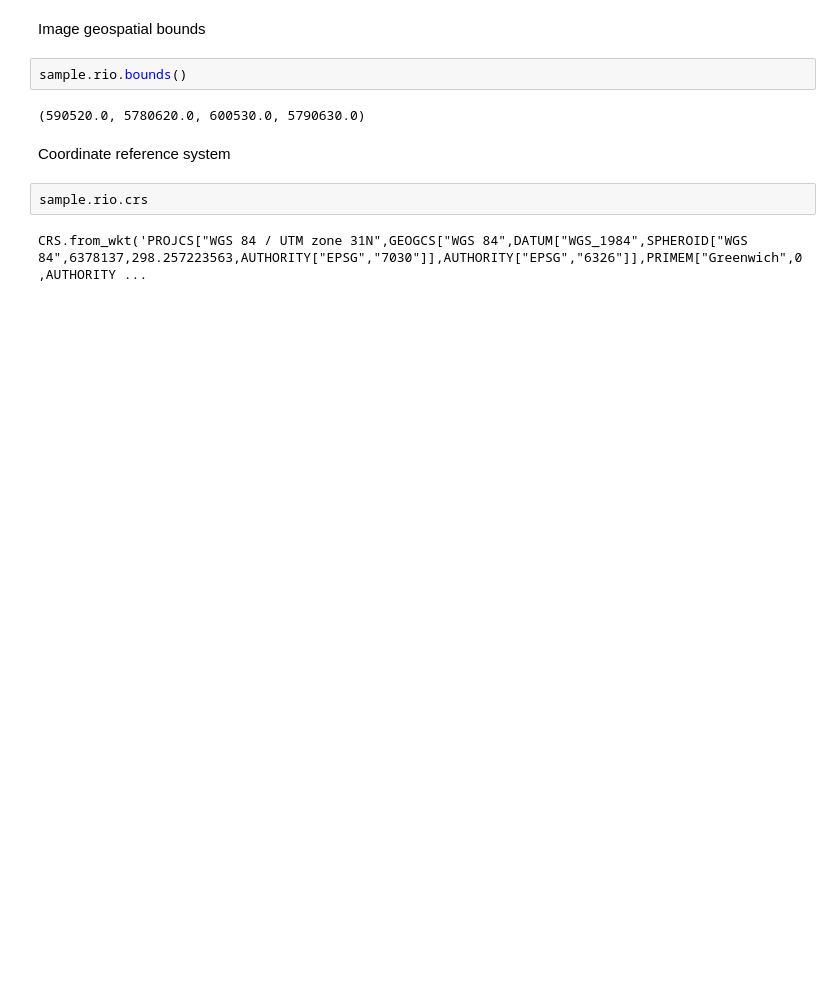
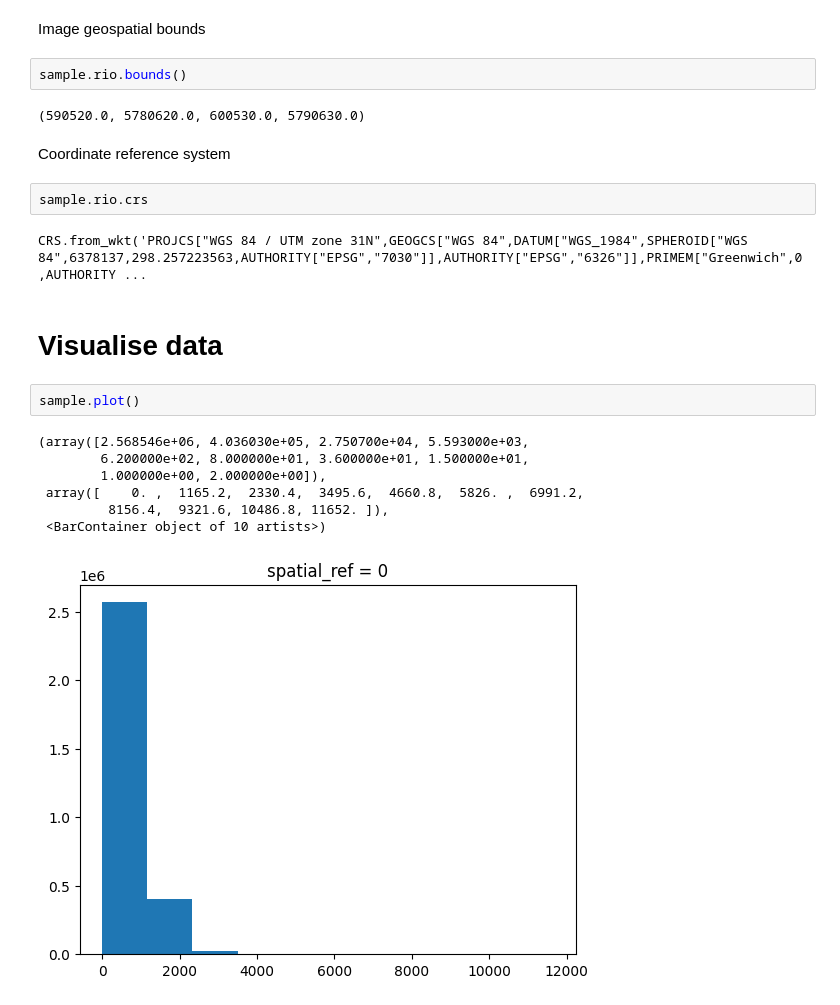
Before and after one commit to rcgsheffield/GeoTIFF-Python, a Jupyter notebook: notebooks/example_gtiff.ipynb, the cells around one changed output. Cells and saved outputs as stored; diff of their text form; blank space fills up the shorter version.

```diff
--- a/notebooks/example_gtiff.ipynb
+++ b/notebooks/example_gtiff.ipynb
@@ -40,3 +40,15 @@ Coordinate reference system
 sample.rio.crs
 # %% [output]
 CRS.from_wkt('PROJCS["WGS 84 / UTM zone 31N",GEOGCS["WGS 84",DATUM["WGS_1984",SPHEROID["WGS 84",6378137,298.257223563,AUTHORITY["EPSG","7030"]],AUTHORITY["EPSG","6326"]],PRIMEM["Greenwich",0,AUTHORITY ...
+# %% [markdown]
+# Visualise data
+# %%
+sample.plot()
+# %% [output]
+(array([2.568546e+06, 4.036030e+05, 2.750700e+04, 5.593000e+03,
+        6.200000e+02, 8.000000e+01, 3.600000e+01, 1.500000e+01,
+        1.000000e+00, 2.000000e+00]),
+ array([    0. ,  1165.2,  2330.4,  3495.6,  4660.8,  5826. ,  6991.2,
+         8156.4,  9321.6, 10486.8, 11652. ]),
+ <BarContainer object of 10 artists>)
+[figure, added]
```
Also changed, not shown: 1 other file.
